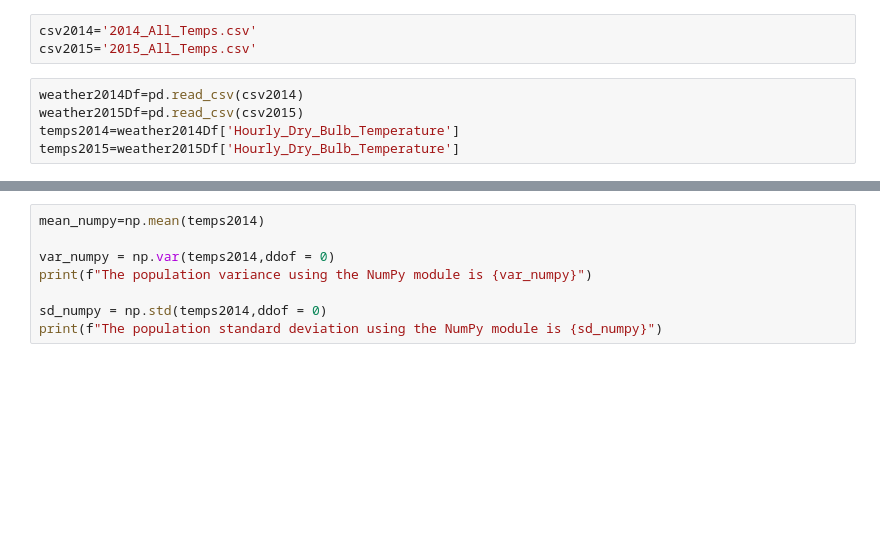
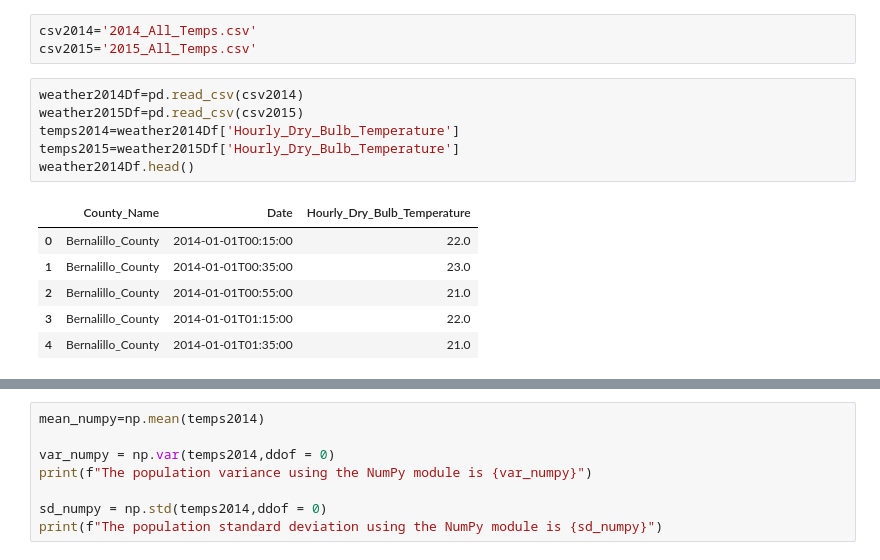
Before and after one commit to kylagelev/Homelessness-Weather, a Jupyter notebook: County_Weather/Graphs.ipynb, the cells around one changed output, grey strips where cells are left out. Cells and saved outputs as stored; diff of their text form; blank space fills up the shorter version.

```diff
--- a/County_Weather/Graphs.ipynb
+++ b/County_Weather/Graphs.ipynb
@@ -10,8 +10,16 @@ csv2015='2015_All_Temps.csv'
 # %%
 weather2014Df=pd.read_csv(csv2014)
 weather2015Df=pd.read_csv(csv2015)
 temps2014=weather2014Df['Hourly_Dry_Bulb_Temperature']
 temps2015=weather2015Df['Hourly_Dry_Bulb_Temperature']
+weather2014Df.head()
+# %% [output]
+|  | County_Name | Date | Hourly_Dry_Bulb_Temperature |
+| 0 | Bernalillo_County | 2014-01-01T00:15:00 | 22.0 |
+| 1 | Bernalillo_County | 2014-01-01T00:35:00 | 23.0 |
+| 2 | Bernalillo_County | 2014-01-01T00:55:00 | 21.0 |
+| 3 | Bernalillo_County | 2014-01-01T01:15:00 | 22.0 |
+| 4 | Bernalillo_County | 2014-01-01T01:35:00 | 21.0 |
 # %%
 plt.xlabel('Temperature in F')
 plt.ylabel('Number of Measurements')
```
Also changed, not shown: parts of 1 cell of this notebook, 5 other files.
